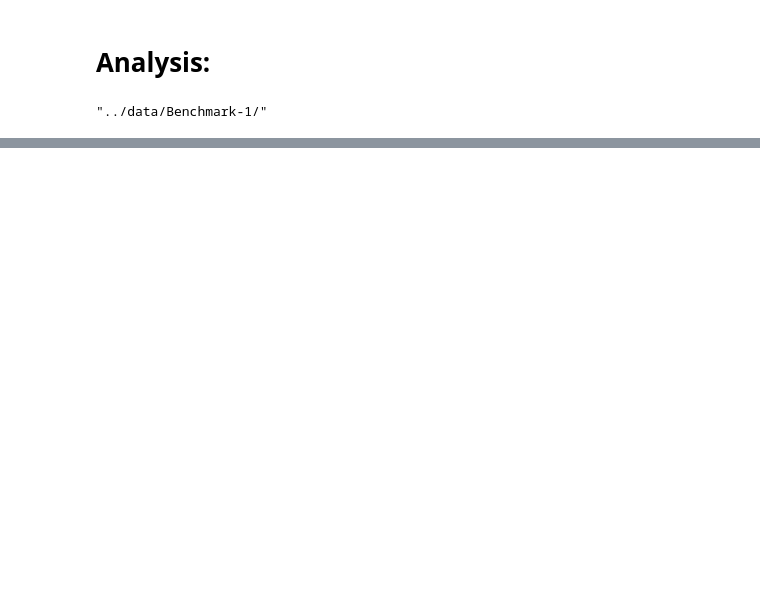
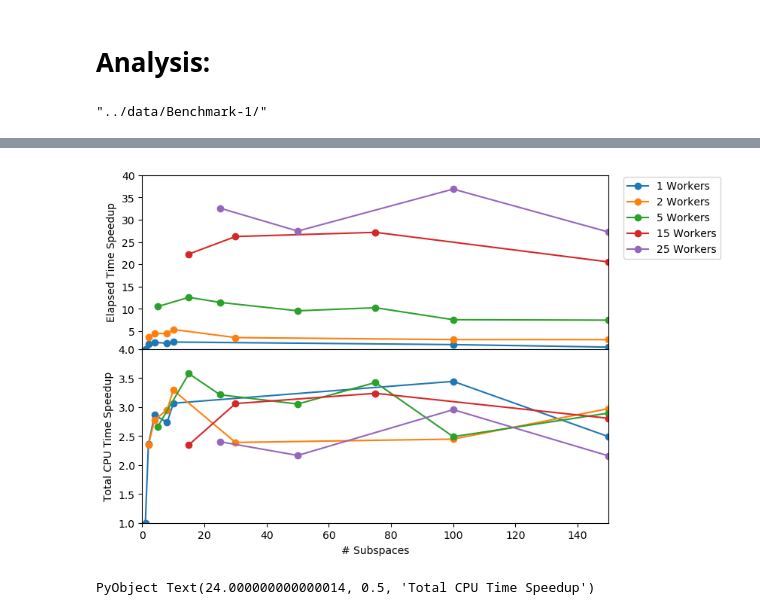
Before and after one commit to VasylHafych/Parallel_Sampling, a Jupyter notebook: notebooks/4-Analysis.ipynb, the cells around one changed output, grey strips where cells are left out. Saved outputs shown, nothing was run; the diff lists cells and outputs as text; code cells hidden in the pictures; blank space fills up the shorter version.

```diff
--- a/notebooks/4-Analysis.ipynb
+++ b/notebooks/4-Analysis.ipynb
@@ -462,3 +271,36 @@ PyObject <matplotlib.legend.Legend object at 0x...>
+# %%
+r_1_1 = run_5.wc_time[1]
+r_1_2 = run_5.cpu_time[1]
+
+fig, ax = plt.subplots(2,1, figsize=(8,6), sharex=true)
+
+fig.subplots_adjust(hspace=0.00, wspace=0.03)
+
+ax[1].plot(run_5.n_subsets, r_1_1 ./ run_5.wc_time, "o-", color="C0", label="1 Workers")
+ax[1].plot(run_4.n_subsets, r_1_1 ./ run_4.wc_time, "o-", color="C1", label="2 Workers")
+ax[1].plot(run_3.n_subsets, r_1_1 ./ run_3.wc_time, "o-", color="C2", label="5 Workers")
+ax[1].plot(run_1.n_subsets, r_1_1 ./ run_1.wc_time, "o-", color="C3", label="15 Workers")
+ax[1].plot(run_2.n_subsets, r_1_1 ./ run_2.wc_time, "o-", color="C4", label="25 Workers")
+ax[1].set_xlim(0,150)
+ax[1].set_ylim(1,40)
+
+ax[1].set_ylabel("Elapsed Time Speedup")
+ax[1].legend(ncol=1, bbox_to_anchor=(1.02, 1.02))
+
+ax[2].plot(run_5.n_subsets, r_1_2 ./ run_5.cpu_time,  "o-", color="C0", label="1 Workers")
+ax[2].plot(run_4.n_subsets, r_1_2 ./ run_4.cpu_time,  "o-", color="C1", label="2 Workers")
+ax[2].plot(run_3.n_subsets, r_1_2 ./ run_3.cpu_time,  "o-", color="C2", label="5 Workers")
+ax[2].plot(run_1.n_subsets, r_1_2 ./ run_1.cpu_time,  "o-", color="C3", label="15 Workers")
+ax[2].plot(run_2.n_subsets, r_1_2 ./ run_2.cpu_time,  "o-", color="C4", label="25 Workers")
+ax[2].set_xlim(0,150)
+ax[2].set_ylim(1,4)
+
+
+ax[2].set_xlabel("# Subspaces")
+ax[2].set_ylabel("Total CPU Time Speedup")
+# %% [output]
+[figure, added]
+PyObject Text(24.000000000000014, 0.5, 'Total CPU Time Speedup')
 # %%
 fig, ax = plt.subplots(1,1, figsize=(7,5))
 
```
Also changed, not shown: parts of 81 cells of this notebook, 2 other files.
